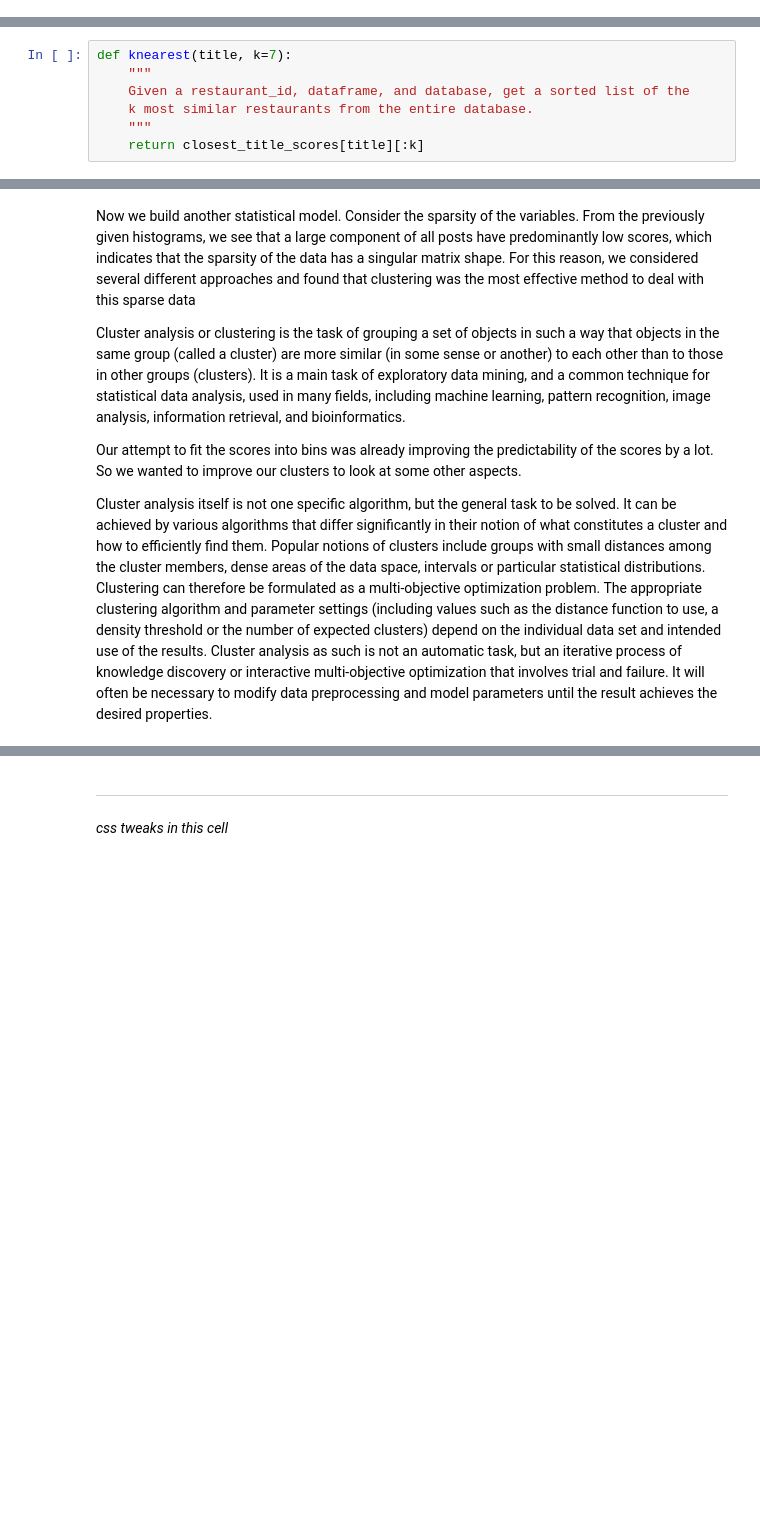
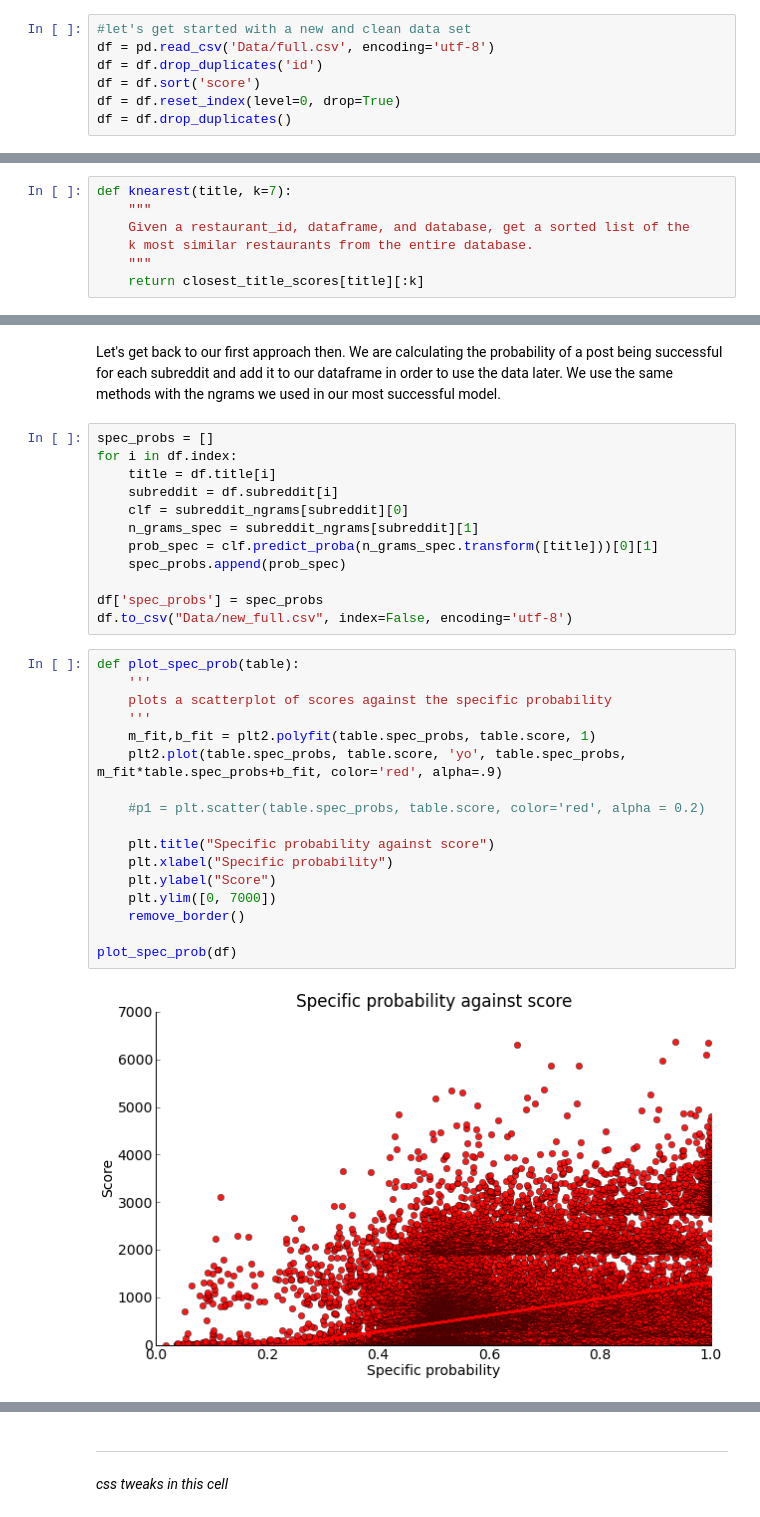
Before and after one commit to jaysayre/preddicted, a Jupyter notebook: ProcessBook.ipynb, the cells around one changed output, grey strips where cells are left out. Cells and saved outputs as stored; diff of their text form; blank space fills up the shorter version.

```diff
--- a/ProcessBook.ipynb
+++ b/ProcessBook.ipynb
@@ -708,0 +734,7 @@ Splitting by subreddit and then vectorizing it did not improve the model (code i
+# %%
+#let's get started with a new and clean data set
+df = pd.read_csv('Data/full.csv', encoding='utf-8')
+df = df.drop_duplicates('id')
+df = df.sort('score')
+df = df.reset_index(level=0, drop=True)
+df = df.drop_duplicates()
@@ -822,8 +912,33 @@ The result clearly indicates that the correlation is too small (next to nothing)
-# %% [markdown]
-Now we build another statistical model. Consider the sparsity of the variables. From the previously given histograms, we see that a large component of all posts have predominantly low scores, which indicates that the sparsity of the data has a singular matrix shape. For this reason, we considered several different approaches and found that clustering was the most effective method to deal with this sparse data
-
-Cluster analysis or clustering is the task of grouping a set of objects in such a way that objects in the same group (called a cluster) are more similar (in some sense or another) to each other than to those in other groups (clusters). It is a main task of exploratory data mining, and a common technique for statistical data analysis, used in many fields, including machine learning, pattern recognition, image analysis, information retrieval, and bioinformatics.
-
-Our attempt to fit the scores into bins was already improving the predictability of the scores by a lot. So we wanted to improve our clusters to look at some other aspects.
-
-Cluster analysis itself is not one specific algorithm, but the general task to be solved. It can be achieved by various algorithms that differ significantly in their notion of what constitutes a cluster and how to efficiently find them. Popular notions of clusters include groups with small distances among the cluster members, dense areas of the data space, intervals or particular statistical distributions. Clustering can therefore be formulated as a multi-objective optimization problem. The appropriate clustering algorithm and parameter settings (including values such as the distance function to use, a density threshold or the number of expected clusters) depend on the individual data set and intended use of the results. Cluster analysis as such is not an automatic task, but an iterative process of knowledge discovery or interactive multi-objective optimization that involves trial and failure. It will often be necessary to modify data preprocessing and model parameters until the result achieves the desired properties.
+# %% [markdown]
+Let's get back to our first approach then. We are calculating the probability of a post being successful for each subreddit and add it to our dataframe in order to use the data later. We use the same methods with the ngrams we used in our most successful model.
+# %%
+spec_probs = []
+for i in df.index:
+    title = df.title[i]
+    subreddit = df.subreddit[i]
+    clf = subreddit_ngrams[subreddit][0]
+    n_grams_spec = subreddit_ngrams[subreddit][1]
+    prob_spec = clf.predict_proba(n_grams_spec.transform([title]))[0][1]
+    spec_probs.append(prob_spec)
+
+df['spec_probs'] = spec_probs
+df.to_csv("Data/new_full.csv", index=False, encoding='utf-8')
+# %%
+def plot_spec_prob(table):
+    '''
+    plots a scatterplot of scores against the specific probability
+    '''
+    m_fit,b_fit = plt2.polyfit(table.spec_probs, table.score, 1)
+    plt2.plot(table.spec_probs, table.score, 'yo', table.spec_probs, m_fit*table.spec_probs+b_fit, color='red', alpha=.9)
+
+    #p1 = plt.scatter(table.spec_probs, table.score, color='red', alpha = 0.2)
+
+    plt.title("Specific probability against score")
+    plt.xlabel("Specific probability")
+    plt.ylabel("Score")
+    plt.ylim([0, 7000])
+    remove_border()
+
+plot_spec_prob(df)
+# %% [output]
+[figure, added]
```
Also changed, not shown: parts of 18 cells of this notebook, 3 other files.
